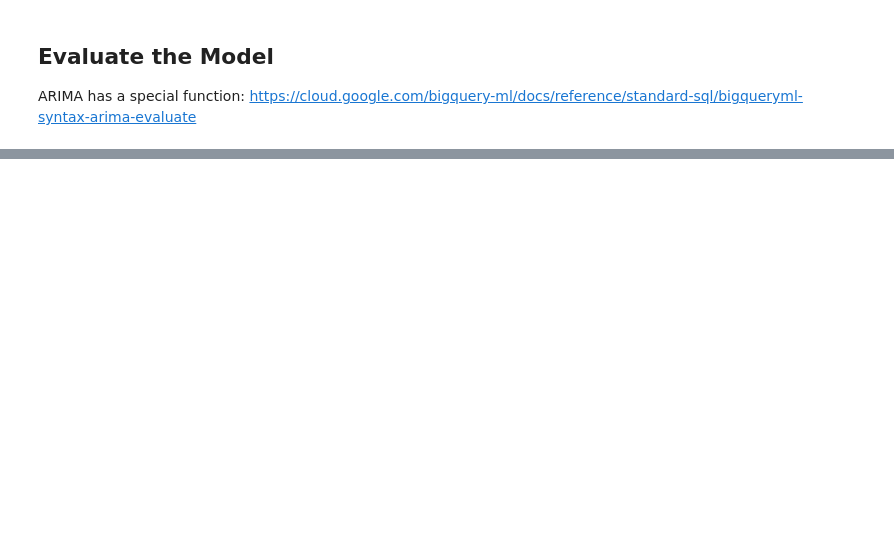
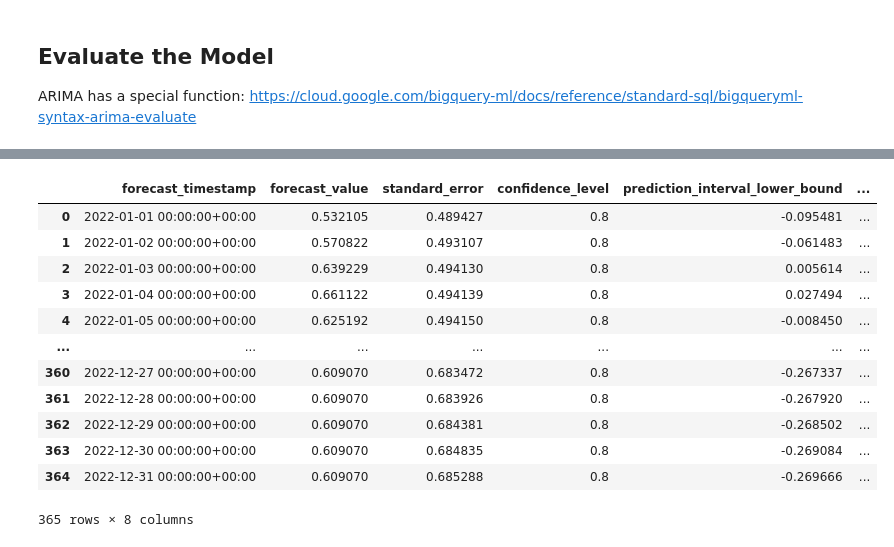
Before and after one commit to robords/msds_434_big_query_ml, a Jupyter notebook: noaa_big_query_predictions.ipynb, the cells around one changed output, grey strips where cells are left out. Drawn from its saved outputs; the diff is of its cells as text; code cells hidden in the pictures; blank space fills up the shorter version.

Commit message:
finished predictions and website

```diff
--- a/noaa_big_query_predictions.ipynb
+++ b/noaa_big_query_predictions.ipynb
@@ -310,0 +390,25 @@ burlington_2021_model_eval.to_dataframe()
+# %%
+burlington_arima_forecast_query = """SELECT
+ *
+FROM
+ ML.FORECAST(MODEL `msds-434-robords-oct.weather_prediction.burlington_snow_arima`,
+             STRUCT(365 AS horizon, 0.8 AS confidence_level))"""
+# %%
+burlington_arima_forecast_365 = client.query(burlington_arima_forecast_query)  # Make an API request.
+burlington_arima_forecast_365_df = burlington_arima_forecast_365.to_dataframe()
+# %%
+burlington_arima_forecast_365_df
+# %% [output]
+|  | forecast_timestamp | forecast_value | standard_error | confidence_level | prediction_interval_lower_bound | ... |
+| 0 | 2022-01-01 00:00:00+00:00 | 0.532105 | 0.489427 | 0.8 | -0.095481 | ... |
+| 1 | 2022-01-02 00:00:00+00:00 | 0.570822 | 0.493107 | 0.8 | -0.061483 | ... |
+| 2 | 2022-01-03 00:00:00+00:00 | 0.639229 | 0.494130 | 0.8 | 0.005614 | ... |
+| 3 | 2022-01-04 00:00:00+00:00 | 0.661122 | 0.494139 | 0.8 | 0.027494 | ... |
+| 4 | 2022-01-05 00:00:00+00:00 | 0.625192 | 0.494150 | 0.8 | -0.008450 | ... |
+| ... | ... | ... | ... | ... | ... | ... |
+| 360 | 2022-12-27 00:00:00+00:00 | 0.609070 | 0.683472 | 0.8 | -0.267337 | ... |
+| 361 | 2022-12-28 00:00:00+00:00 | 0.609070 | 0.683926 | 0.8 | -0.267920 | ... |
+| 362 | 2022-12-29 00:00:00+00:00 | 0.609070 | 0.684381 | 0.8 | -0.268502 | ... |
+| 363 | 2022-12-30 00:00:00+00:00 | 0.609070 | 0.684835 | 0.8 | -0.269084 | ... |
+| 364 | 2022-12-31 00:00:00+00:00 | 0.609070 | 0.685288 | 0.8 | -0.269666 | ... |
+365 rows × 8 columns
```
Also changed, not shown: parts of 15 cells of this notebook, 4 other files.
